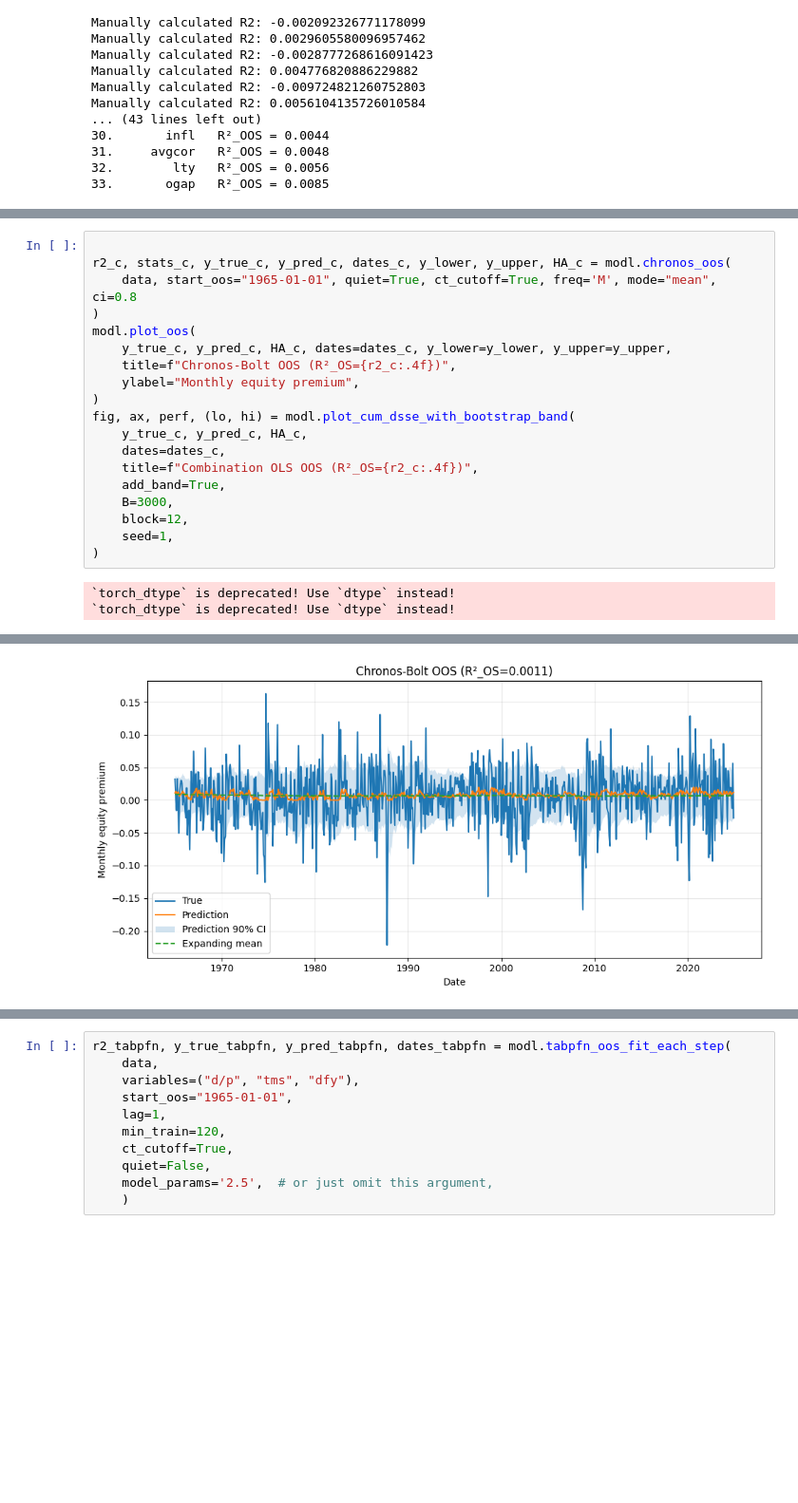
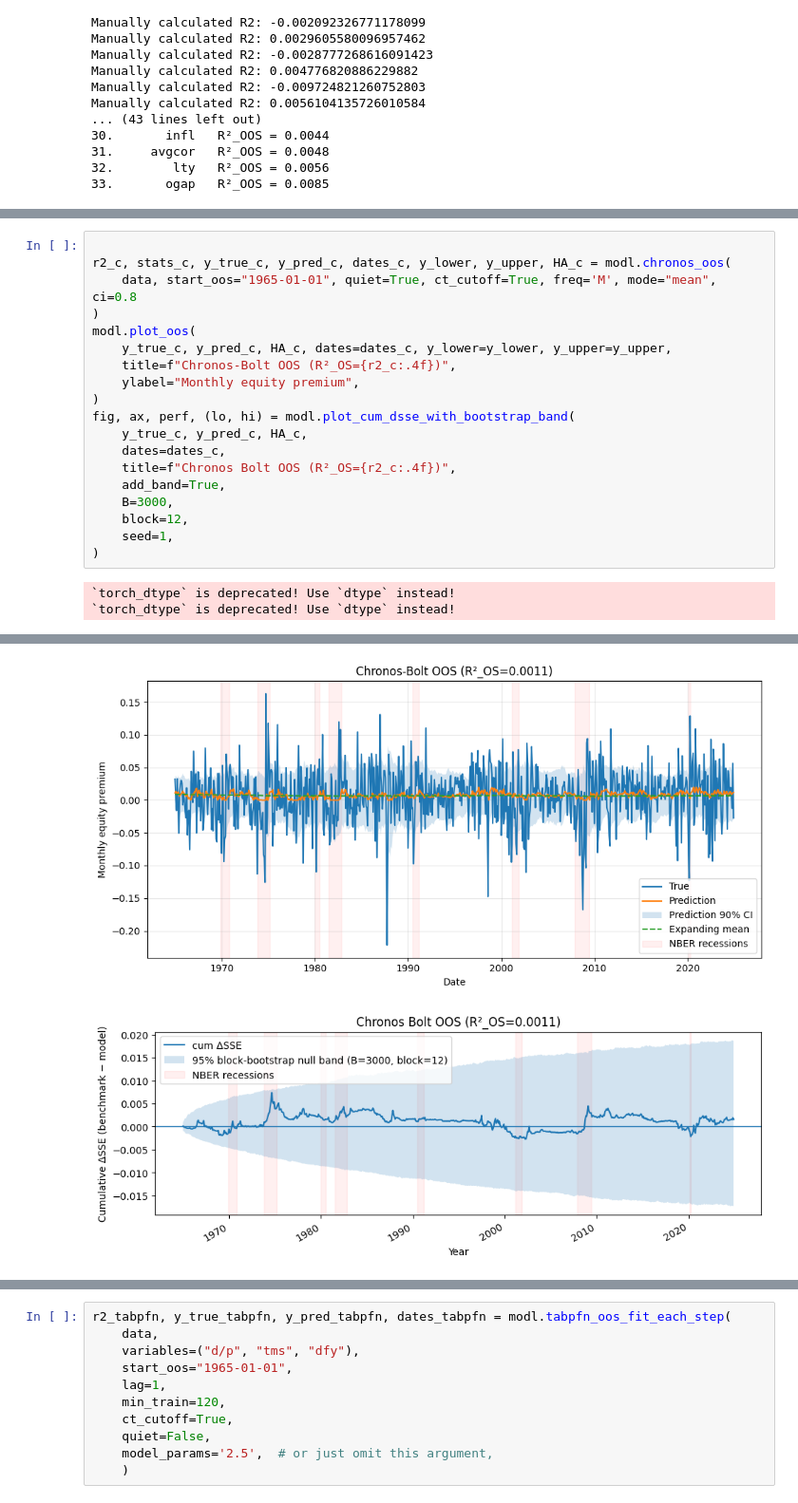
Before and after one commit to KiliTili/Masterarbeit, a Jupyter notebook: Notebooks/Benchmark/modelling_regression.ipynb, the cells around one changed output, grey strips where cells are left out. Shown at 95% size. Drawn from its saved outputs; the diff is of its cells as text; blank space fills up the shorter version.

```diff
--- a/Notebooks/Benchmark/modelling_regression.ipynb
+++ b/Notebooks/Benchmark/modelling_regression.ipynb
@@ -170,7 +194,7 @@ modl.plot_oos(
 fig, ax, perf, (lo, hi) = modl.plot_cum_dsse_with_bootstrap_band(
     y_true_c, y_pred_c, HA_c,
     dates=dates_c,
-    title=f"Combination OLS OOS (R²_OS={r2_c:.4f})",
+    title=f"Chronos Bolt OOS (R²_OS={r2_c:.4f})",
     add_band=True,
     B=3000,
     block=12,
@@ -199,4 +207,5 @@ Manually calculated R2: 0.0011434741973567197
-[figure, old version]
+[figure, new version]
+[figure, added]
 # %%
 r2_m, stats, y_true_m, y_pred_m, dates_m, y_lower,y_upper,HA_m = modl.chronos2_oos(
     data, covariates=(
```
Also changed, not shown: parts of 14 cells of this notebook.
